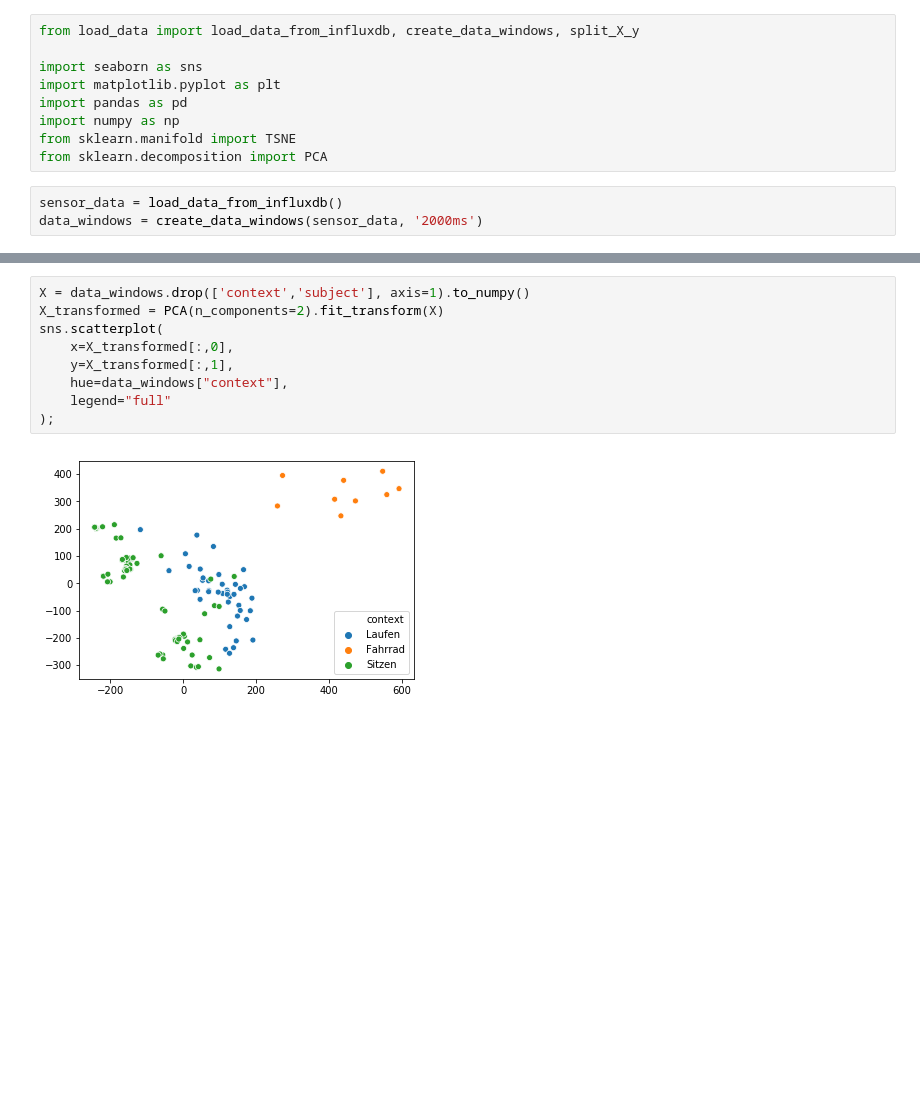
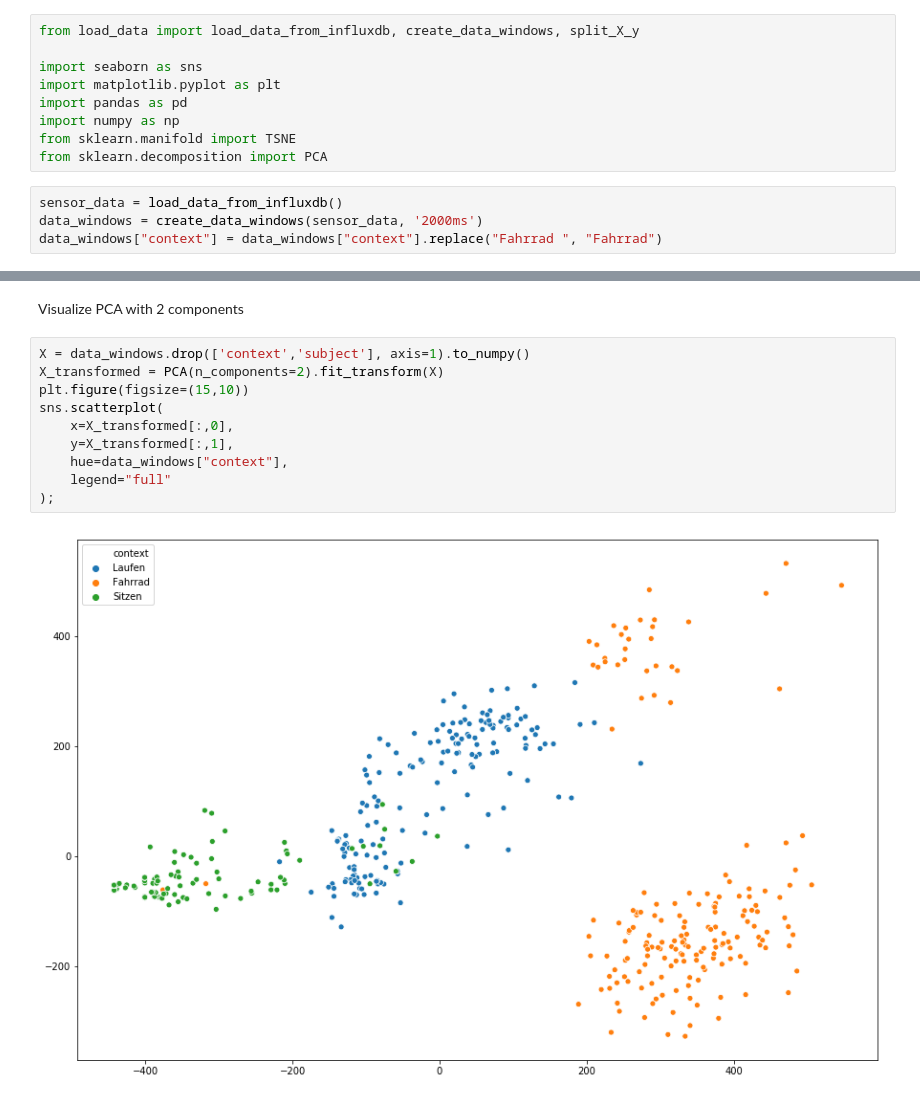
Before and after one commit to JNKielmann/SensorApp, a Jupyter notebook: training/Data Exploration.ipynb, the cells around one changed output, grey strips where cells are left out. Saved outputs shown, nothing was run; the diff lists cells and outputs as text; blank space fills up the shorter version.

Commit message:
Record additional data

```diff
--- a/training/Data Exploration.ipynb
+++ b/training/Data Exploration.ipynb
@@ -12,3 +12,4 @@ from sklearn.decomposition import PCA
 # %%
 sensor_data = load_data_from_influxdb()
 data_windows = create_data_windows(sensor_data, '2000ms')
+data_windows["context"] = data_windows["context"].replace("Fahrrad ", "Fahrrad")
@@ -47,11 +52,14 @@ sns.heatmap(corr_pearson,
+# %% [markdown]
+Visualize PCA with 2 components
 # %%
 X = data_windows.drop(['context','subject'], axis=1).to_numpy()
 X_transformed = PCA(n_components=2).fit_transform(X)
+plt.figure(figsize=(15,10))
 sns.scatterplot(
     x=X_transformed[:,0],
     y=X_transformed[:,1],
     hue=data_windows["context"],
     legend="full"
 );
 # %% [output]
-[figure, old version]
+[figure, new version]
```
Also changed, not shown: parts of 4 cells of this notebook, 4 other files.
